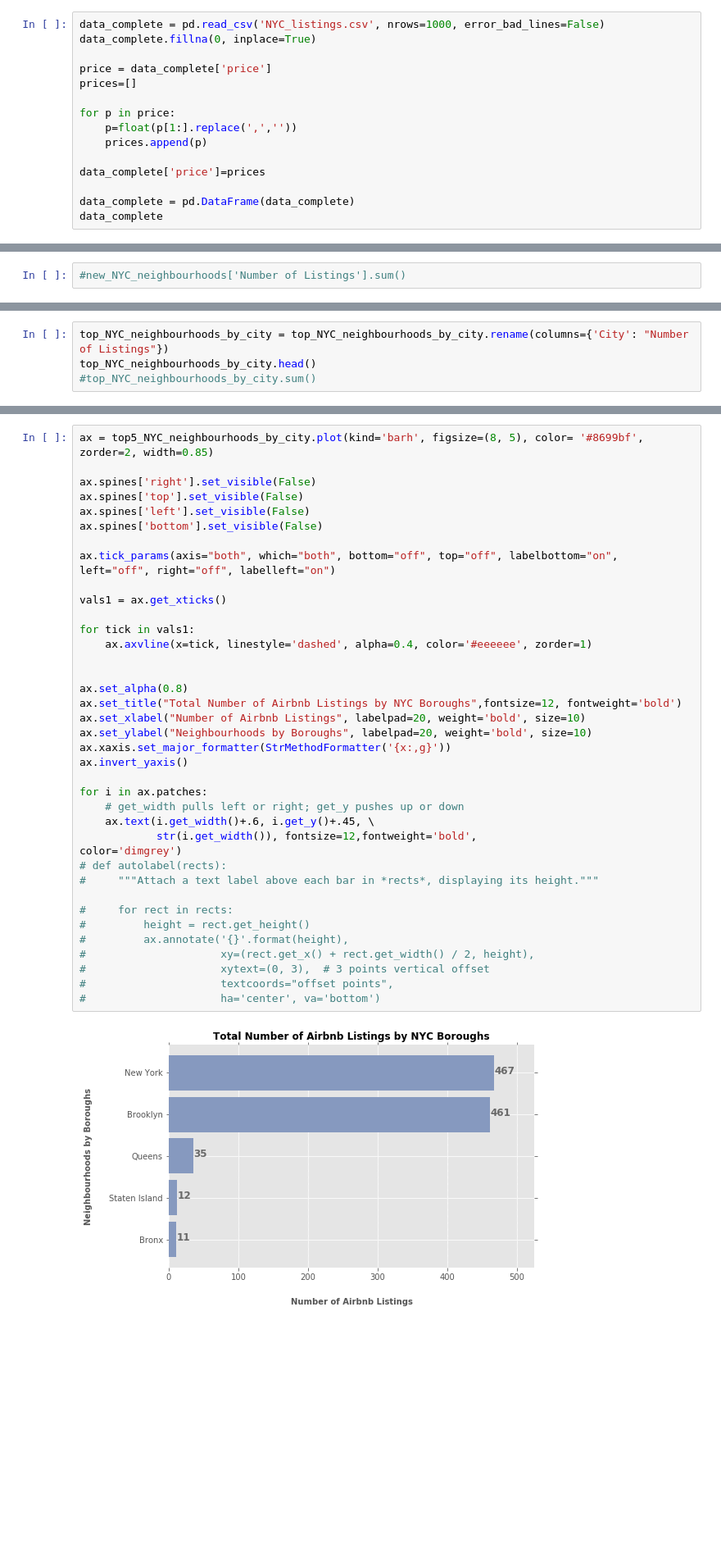
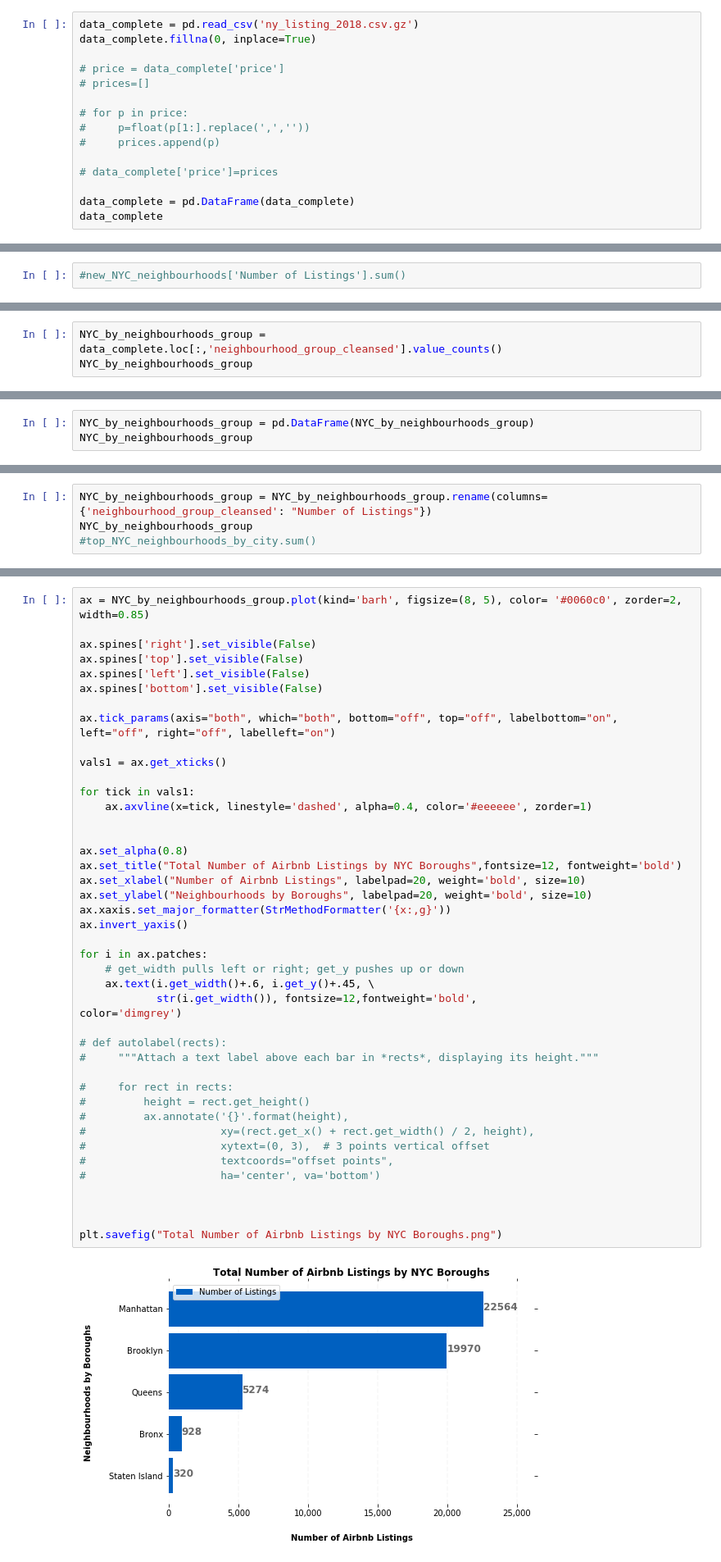
Before and after one commit to areselian/Project1_Group2, a Jupyter notebook: NYC Airbnb Listing Analysis.ipynb, the cells around one changed output, grey strips where cells are left out. Shown at 82% size. Drawn from its saved outputs; the diff is of its cells as text; blank space fills up the shorter version.

```diff
--- a/NYC Airbnb Listing Analysis.ipynb
+++ b/NYC Airbnb Listing Analysis.ipynb
@@ -11,17 +11,17 @@ from collections import Counter
 import seaborn as sns
 from matplotlib.ticker import StrMethodFormatter
 # %%
-data_complete = pd.read_csv('NYC_listings.csv', nrows=1000, error_bad_lines=False)
+data_complete = pd.read_csv('ny_listing_2018.csv.gz')
 data_complete.fillna(0, inplace=True)
 
-price = data_complete['price']
-prices=[]
+# price = data_complete['price']
+# prices=[]
 
-for p in price:
-    p=float(p[1:].replace(',',''))
-    prices.append(p)
+# for p in price:
+#     p=float(p[1:].replace(',',''))
+#     prices.append(p)
 
-data_complete['price']=prices
+# data_complete['price']=prices
 
 data_complete = pd.DataFrame(data_complete)
 data_complete
@@ -298,0 +261,3 @@ top_NYC_neighbourhoods_by_city
+# %%
+NYC_by_neighbourhoods_group = data_complete.loc[:,'neighbourhood_group_cleansed'].value_counts()
+NYC_by_neighbourhoods_group
@@ -298,0 +271,3 @@ top_NYC_neighbourhoods_by_city
+# %%
+NYC_by_neighbourhoods_group = pd.DataFrame(NYC_by_neighbourhoods_group)
+NYC_by_neighbourhoods_group
@@ -299,6 +281,6 @@ top_NYC_neighbourhoods_by_city
 # %%
-top_NYC_neighbourhoods_by_city = top_NYC_neighbourhoods_by_city.rename(columns={'City': "Number of Listings"})
-top_NYC_neighbourhoods_by_city.head()
+NYC_by_neighbourhoods_group = NYC_by_neighbourhoods_group.rename(columns={'neighbourhood_group_cleansed': "Number of Listings"})
+NYC_by_neighbourhoods_group
 #top_NYC_neighbourhoods_by_city.sum()
 # %% [output]
 |  | Number of Listings |
@@ -320,5 +300,5 @@ Name: Number of Listings, dtype: int64
 # %%
-ax = top5_NYC_neighbourhoods_by_city.plot(kind='barh', figsize=(8, 5), color= '#8699bf', zorder=2, width=0.85)
+ax = NYC_by_neighbourhoods_group.plot(kind='barh', figsize=(8, 5), color= '#0060c0', zorder=2, width=0.85)
 
 ax.spines['right'].set_visible(False)
 ax.spines['top'].set_visible(False)
@@ -329,31 +309,36 @@ ax.tick_params(axis="both", which="both", bottom="off", top="off", labelbottom="
 
 vals1 = ax.get_xticks()
 
 for tick in vals1:
     ax.axvline(x=tick, linestyle='dashed', alpha=0.4, color='#eeeeee', zorder=1)
 
 
 ax.set_alpha(0.8)
 ax.set_title("Total Number of Airbnb Listings by NYC Boroughs",fontsize=12, fontweight='bold')
 ax.set_xlabel("Number of Airbnb Listings", labelpad=20, weight='bold', size=10)
 ax.set_ylabel("Neighbourhoods by Boroughs", labelpad=20, weight='bold', size=10)
 ax.xaxis.set_major_formatter(StrMethodFormatter('{x:,g}'))
 ax.invert_yaxis()
 
 for i in ax.patches:
     # get_width pulls left or right; get_y pushes up or down
     ax.text(i.get_width()+.6, i.get_y()+.45, \
             str(i.get_width()), fontsize=12,fontweight='bold',
 color='dimgrey')
+
 # def autolabel(rects):
 #     """Attach a text label above each bar in *rects*, displaying its height."""
 
 #     for rect in rects:
 #         height = rect.get_height()
 #         ax.annotate('{}'.format(height),
 #                     xy=(rect.get_x() + rect.get_width() / 2, height),
 #                     xytext=(0, 3),  # 3 points vertical offset
 #                     textcoords="offset points",
 #                     ha='center', va='bottom')
+
+
+
+plt.savefig("Total Number of Airbnb Listings by NYC Boroughs.png")
 # %% [output]
-[figure, old version]
+[figure, new version]
```
Also changed, not shown: parts of 39 cells of this notebook, 11 other files.
